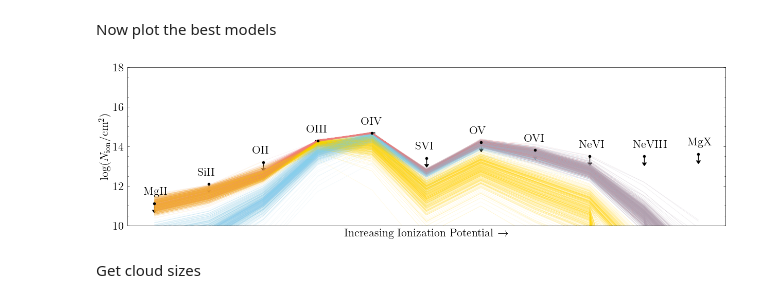
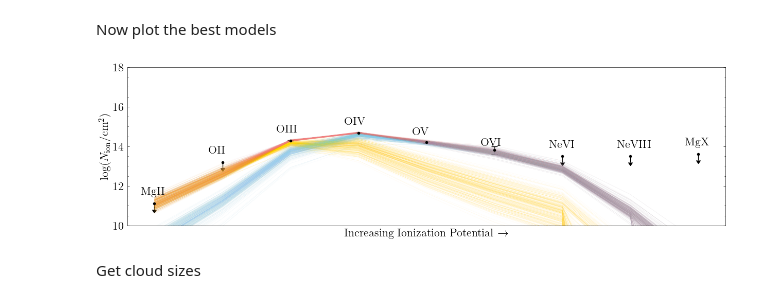
Before and after one commit to suyashk12/cgm_science, a Jupyter notebook: cloudy_fitting/z=1.09_cloudy_fit.ipynb, the cells around one changed output. Cells and saved outputs as stored; diff of their text form; code cells hidden in the pictures.

```diff
--- a/cloudy_fitting/z=1.09_cloudy_fit.ipynb
+++ b/cloudy_fitting/z=1.09_cloudy_fit.ipynb
@@ -758,31 +752,31 @@ def log_probability(params, logN_dict, species_logN_interp):
 Fit things
 # %%
 logN_dict = {
-        #'HI':'14.3, -0.1, +0.1',
+        #'HI':'14.4, -0.1, +0.1',
         #'HeI':'<12.8',
         #'CII':'<13.2',
-        #'CIII':'>13.6',
+        #'CIII':'14.3, -0.2, +0.2',
         #'CIV':'13.96, -0.01, +0.01',
         #'NII':'<13.2',
         #'NIV':'13.0, -0.1, +0.1',
         #'NV':'<13.2',
         'OII':'<13.2',
-        'OIII':'14.28, -0.02, +0.02',
+        'OIII':'14.29, -0.02, +0.02',
         'OIV':'14.67, -0.02, +0.02',
-        'OV':'<14.19',
-        'OVI':'<13.8',
+        'OV':'14.20, -0.05, +0.05',
+        'OVI':'13.8, -0.2, +0.1',
         'NeVI':'<13.5',
         'NeVIII':'<13.5',
         'MgII':'<11.1',
-        'MgX':'<13.6',
+        'MgX':'<13.6',}
         #'AlII':'<11.0',
         #'AlIII':'<11.3',
-        'SiII':'<12.1',
+        #'SiII':'<12.1',
         #'SiIII':'<11.9',
         #'SIV':'<12.6',
         #'SV':'<12.1',
-        'SVI':'<13.4',}
-        #'FeII':'<11.5'}
+        #'SVI':'<13.4',
+        #'FeII':'<11.6'}
 # %%
 logN_HI_test = 14.3
 log_hdens_test_p1 = -2.5
@@ -806,6 +800,6 @@ ax.plot(np.arange(len(logN_species_test)), logN_species_test, color='lightcoral'
 # %%
 pos = np.array([log_hdens_test_p1, log_metals_test_p2,
-                logN_HI_test_p2, log_hdens_test_p2, log_metals_test_p2]) + 1e-4 * np.random.randn(500, 5)
+                logN_HI_test_p2, log_hdens_test_p2, log_metals_test_p2]) + 1e-4 * np.random.randn(200, 5)
 nwalkers, ndim = pos.shape
 # %%
 sampler = emcee.EnsembleSampler(
@@ -836,59 +830,59 @@ WARNING:root:Pandas support in corner is deprecated; use ArviZ directly
 Now plot the best models
 # %%
 logN_dict = {
-        #'HI':'14.3, -0.1, +0.1',
+        #'HI':'14.4, -0.1, +0.1',
         #'HeI':'<12.8',
         #'CII':'<13.2',
-        #'CIII':'>13.6',
+        #'CIII':'14.3, -0.2, +0.2',
         #'CIV':'13.96, -0.01, +0.01',
         #'NII':'<13.2',
         #'NIV':'13.0, -0.1, +0.1',
         #'NV':'<13.2',
         'OII':'<13.2',
-        'OIII':'14.28, -0.02, +0.02',
+        'OIII':'14.29, -0.02, +0.02',
         'OIV':'14.67, -0.02, +0.02',
-        'OV':'<14.19',
-        'OVI':'<13.8',
+        'OV':'14.20, -0.05, +0.05',
+        'OVI':'13.8, -0.2, +0.1',
         'NeVI':'<13.5',
         'NeVIII':'<13.5',
         'MgII':'<11.1',
-        'MgX':'<13.6',
+        'MgX':'<13.6',}
         #'AlII':'<11.0',
         #'AlIII':'<11.3',
-        'SiII':'<12.1',
+        #'SiII':'<12.1',
         #'SiIII':'<11.9',
         #'SIV':'<12.6',
         #'SV':'<12.1',
-        'SVI':'<13.4',}
-        #'FeII':'<11.5'}
+        #'SVI':'<13.4',
+        #'FeII':'<11.6'}
 # %%
 sample_indices_two_phase = np.random.randint(low=0, high=len(flat_samples_two_phase), size=500)
 # %%
 fig, ax = plot_column_densities_obs(logN_dict)
 
 for i in range(len(sample_indices_two_phase)):
 
     idx = sample_indices_two_phase[i]
     flat_samples_row = flat_samples_two_phase.iloc[i]
 
     log_hdens_p1 = flat_samples_row['log_hdens_p1']
     log_metals_p1 = flat_samples_row['log_metals_p1']
 
     logN_HI_p2 = flat_samples_row['logN_HI_p2']
     log_hdens_p2 = flat_samples_row['log_hdens_p2']
     log_metals_p2 = flat_samples_row['log_metals_p2']
 
     logN_species_test_p1 = np.array(predict_col_dens(logN_dict, logN_HI_test,  log_hdens_p1, log_metals_p1, species_logN_interp))
     logN_species_test_p2 = np.array(predict_col_dens(logN_dict, logN_HI_p2,  log_hdens_p2, log_metals_p2, species_logN_interp))
 
     logN_species_test = np.log10(10**logN_species_test_p1 + 10**logN_species_test_p2)
 
     # Plot
-    ax.plot(np.arange(len(logN_species_test)), logN_species_test, color='lightcoral', lw=.2, alpha=.3)
-    ax.plot(np.arange(len(logN_species_test_p1)), logN_species_test_p1, color='gold', lw=.2, alpha=.3)
-    ax.plot(np.arange(len(logN_species_test_p2)), logN_species_test_p2, color='skyblue', lw=.2, alpha=.3)
+    ax.plot(np.arange(len(logN_species_test)), logN_species_test, color='lightcoral', lw=.2, alpha=.1)
+    ax.plot(np.arange(len(logN_species_test_p1)), logN_species_test_p1, color='gold', lw=.2, alpha=.1)
+    ax.plot(np.arange(len(logN_species_test_p2)), logN_species_test_p2, color='skyblue', lw=.2, alpha=.1)
 # %% [output]
-[figure, old version]
+[figure, new version]
 # %% [markdown]
 Get cloud sizes
 # %%
```
Also changed, not shown: parts of 59 cells of this notebook, 6 other files.
